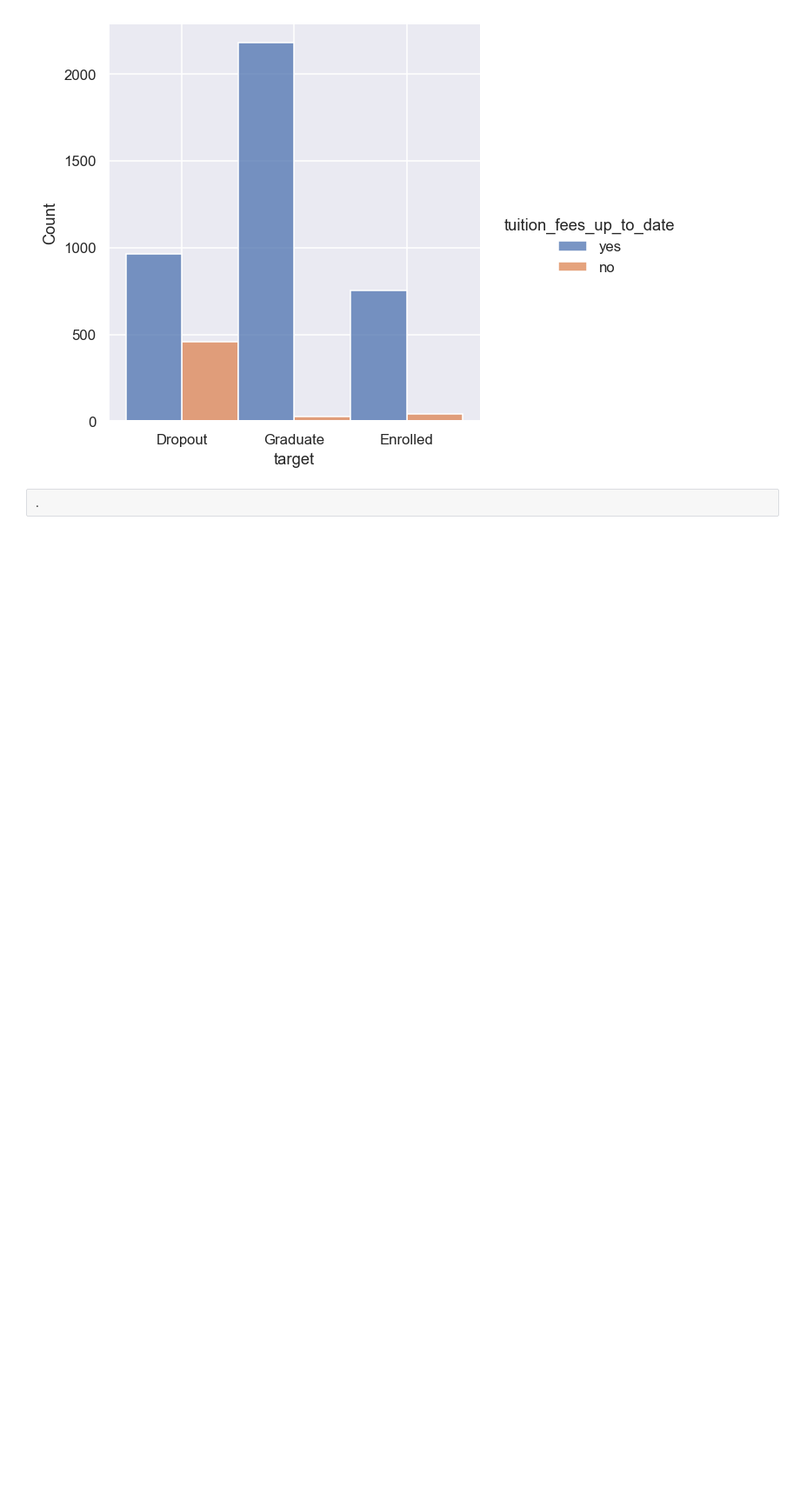
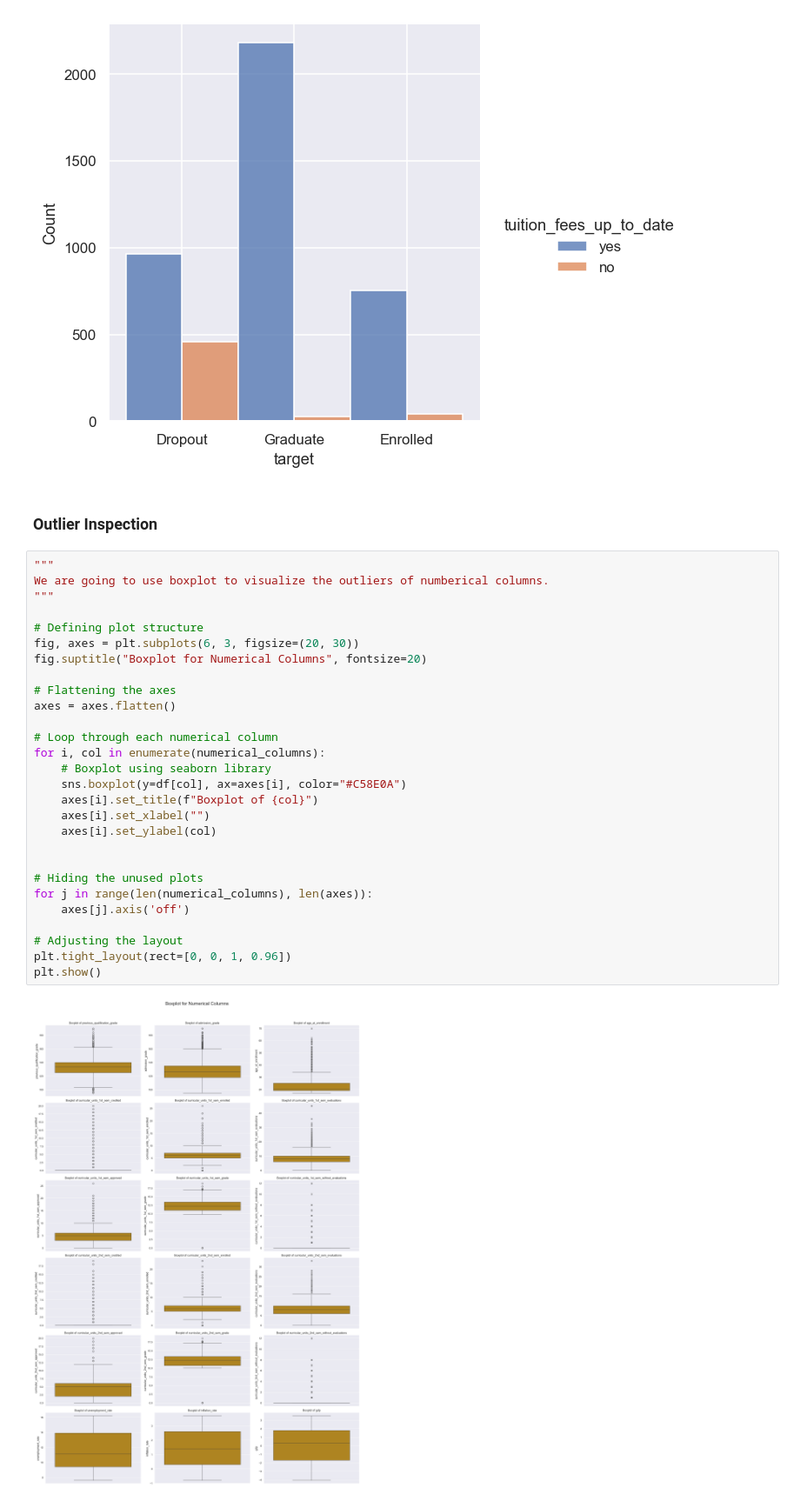
Before and after one commit to Kovarthanan07/INM701_Coursework, a Jupyter notebook: students_dropout_prediction.ipynb, the cells around one changed output. Shown at 87% size. Saved outputs shown, nothing was run; the diff lists cells and outputs as text; blank space fills up the shorter version.

```diff
--- a/students_dropout_prediction.ipynb
+++ b/students_dropout_prediction.ipynb
@@ -568,5 +565,35 @@ for col in ['marital_status','gender','scholarship_holder','tuition_fees_up_to_d
 [figure]
 [figure]
 [figure]
+# %% [markdown]
+### Outlier Inspection
 # %%
-.
+"""
+We are going to use boxplot to visualize the outliers of numberical columns.
+"""
+
+# Defining plot structure
+fig, axes = plt.subplots(6, 3, figsize=(20, 30))
+fig.suptitle("Boxplot for Numerical Columns", fontsize=20)
+
+# Flattening the axes
+axes = axes.flatten()
+
+# Loop through each numerical column
+for i, col in enumerate(numerical_columns):
+    # Boxplot using seaborn library
+    sns.boxplot(y=df[col], ax=axes[i], color="#C58E0A")
+    axes[i].set_title(f"Boxplot of {col}")
+    axes[i].set_xlabel("")
+    axes[i].set_ylabel(col)
+
+
+# Hiding the unused plots
+for j in range(len(numerical_columns), len(axes)):
+    axes[j].axis('off')
+
+# Adjusting the layout
+plt.tight_layout(rect=[0, 0, 1, 0.96])
+plt.show()
+# %% [output]
+[figure, added]
```
Also changed, not shown: parts of 16 cells of this notebook.
